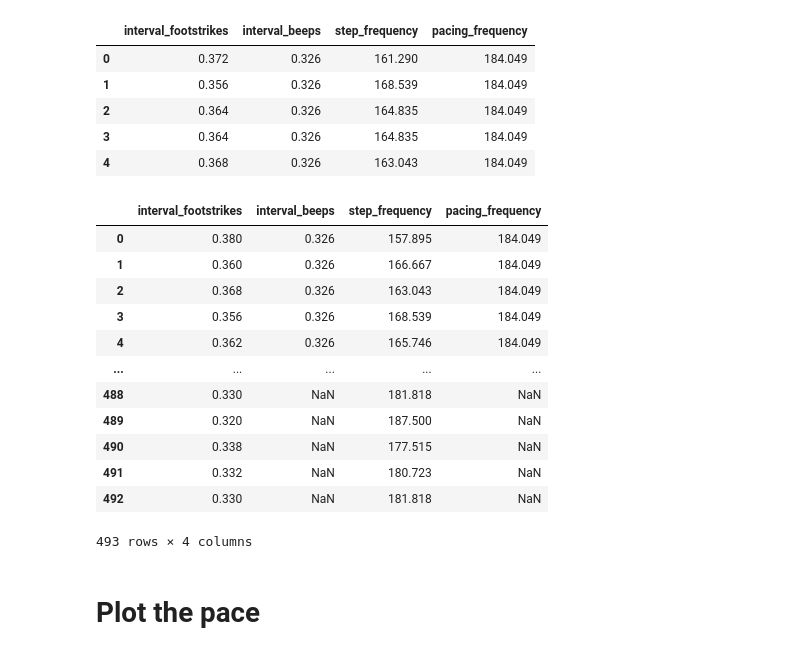
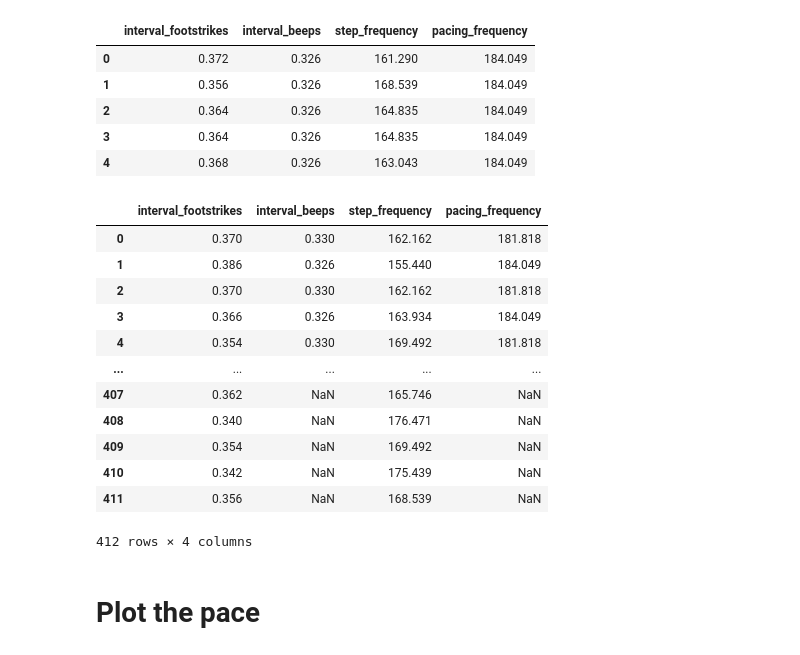
Before and after one commit to jemolano1498/OPPOSD_algorithm, a Jupyter notebook: data_analysis/dataAnalysis.ipynb, the cells around one changed output. Saved outputs shown, nothing was run; the diff lists cells and outputs as text; code cells hidden in the pictures.

```diff
--- a/data_analysis/dataAnalysis.ipynb
+++ b/data_analysis/dataAnalysis.ipynb
@@ -331,21 +335,21 @@ pd.read_csv(data_folder_path + 'calculated_variables/CP110_R_1_calculated.csv').
 | 3 | 0.364 | 0.326 | 164.835 | 184.049 |
 | 4 | 0.368 | 0.326 | 163.043 | 184.049 |
 # %%
-pd.read_csv(data_folder_path + 'calculated_variables/IP110_R_1_calculated.csv')
+pd.read_csv(data_folder_path + 'calculated_variables/PNPfast_R_2_calculated.csv')
 # %% [output]
 |  | interval_footstrikes | interval_beeps | step_frequency | pacing_frequency |
-| 0 | 0.380 | 0.326 | 157.895 | 184.049 |
-| 1 | 0.360 | 0.326 | 166.667 | 184.049 |
-| 2 | 0.368 | 0.326 | 163.043 | 184.049 |
-| 3 | 0.356 | 0.326 | 168.539 | 184.049 |
-| 4 | 0.362 | 0.326 | 165.746 | 184.049 |
+| 0 | 0.370 | 0.330 | 162.162 | 181.818 |
+| 1 | 0.386 | 0.326 | 155.440 | 184.049 |
+| 2 | 0.370 | 0.330 | 162.162 | 181.818 |
+| 3 | 0.366 | 0.326 | 163.934 | 184.049 |
+| 4 | 0.354 | 0.330 | 169.492 | 181.818 |
 | ... | ... | ... | ... | ... |
-| 488 | 0.330 | NaN | 181.818 | NaN |
-| 489 | 0.320 | NaN | 187.500 | NaN |
-| 490 | 0.338 | NaN | 177.515 | NaN |
-| 491 | 0.332 | NaN | 180.723 | NaN |
-| 492 | 0.330 | NaN | 181.818 | NaN |
+| 407 | 0.362 | NaN | 165.746 | NaN |
+| 408 | 0.340 | NaN | 176.471 | NaN |
+| 409 | 0.354 | NaN | 169.492 | NaN |
+| 410 | 0.342 | NaN | 175.439 | NaN |
+| 411 | 0.356 | NaN | 168.539 | NaN |
-493 rows × 4 columns
+412 rows × 4 columns
 # %% [markdown]
 # Plot the pace
 # %%
```
Also changed, not shown: parts of 4 cells of this notebook, 5 other files.
